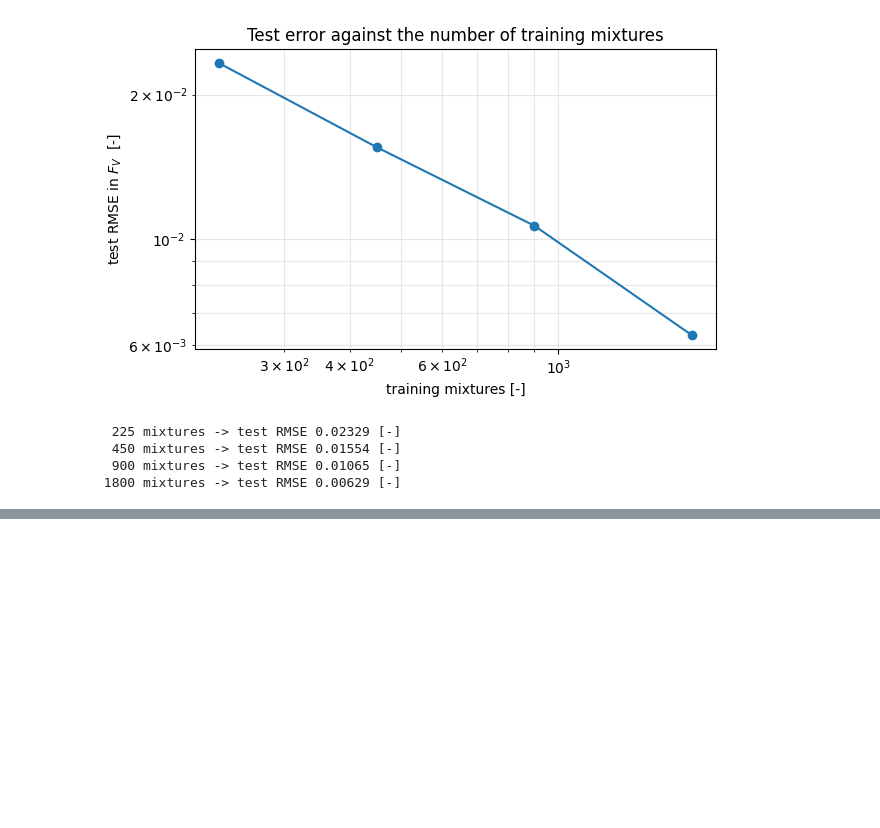
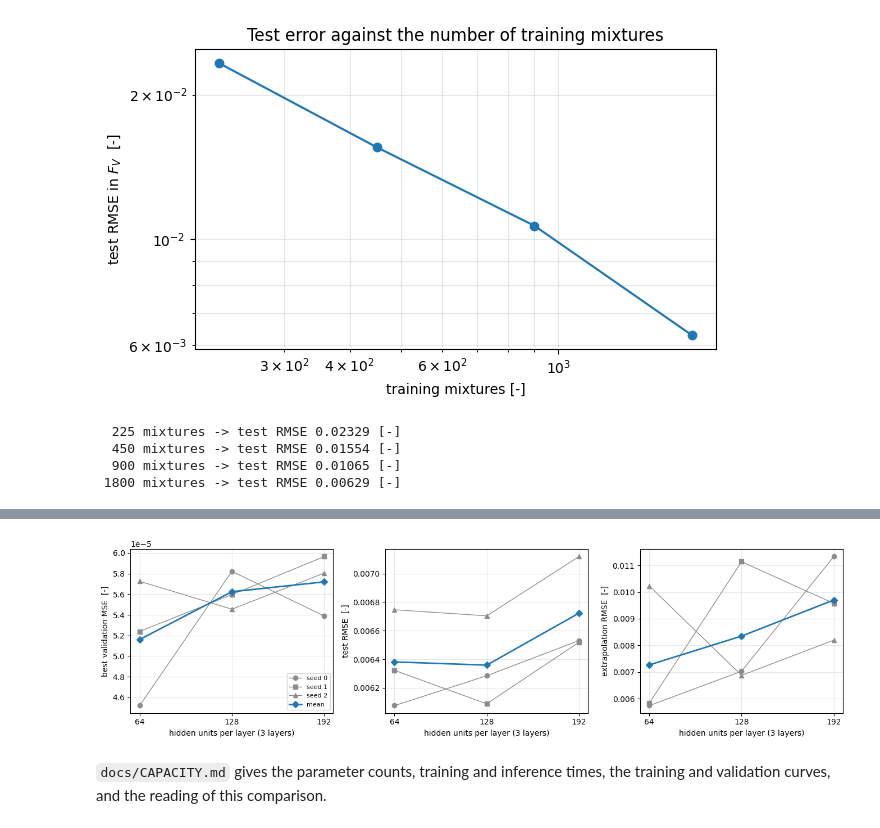
Before and after one commit to abdelghafarfouda/manchester-msc-projects, a Jupyter notebook: properties-of-subsurface-fluids/Subsurface_DL_Project/notebooks/flash_surrogate.ipynb, the cells around one changed output, grey strips where cells are left out. Saved outputs shown, nothing was run; the diff lists cells and outputs as text; code cells hidden in the pictures; blank space fills up the shorter version.

```diff
--- a/properties-of-subsurface-fluids/Subsurface_DL_Project/notebooks/flash_surrogate.ipynb
+++ b/properties-of-subsurface-fluids/Subsurface_DL_Project/notebooks/flash_surrogate.ipynb
@@ -640,0 +667,6 @@ speed is not the reason to build this surrogate.
+# %%
+XI = {}
+for name, s_ in sets.items():
+    pb_, pd_ = flash.wilson_saturation_pressures(s_[2], s_[0][:, 8], C.TC_RANKINE, C.PC_PSIA, C.OMEGA)
+    XI[name] = flash.window_position(s_[0][:, 7], pb_, pd_)
+    assert ((XI[name] > 0) & (XI[name] < 1)).all()          # every row is two-phase
@@ -668,0 +788,25 @@ sweep over network size, which is outside the scope kept here.
+# %%
+cap = json.load(open(os.path.join(ROOT, "results", "capacity", "capacity_results.json")))   # loaded
+sel = cap["selection"]
+print("selection (training records, validation data only):")
+for w in (64, 128, 192):
+    s_ = cap["summary_by_width"][str(w)]
+    print(f"  3 x {w:3d}: {s_['n_parameters']:6d} parameters   mean best validation MSE "
+          f"{s_['mean_best_val_mse']:.3e} +/- {s_['std_best_val_mse']:.1e}")
+print(f"  threshold (lowest + 10 %): {sel['threshold']:.3e}  ->  selected 3 x {sel['selected_width']}"
+      f"   (original 3 x {sel['original_width']})")
+
+# test and extrapolation errors, recomputed now from the saved checkpoints
+print("\nrecomputed from the checkpoints:")
+cap_rmse = {}
+for key, r in sorted(cap["runs"].items(), key=lambda kv: (kv[1]["width"], kv[1]["seed"])):
+    ck = torch.load(os.path.join(ROOT, r["checkpoint"]), map_location="cpu", weights_only=False)
+    m = snn.simpleFFN(ck["n_inputs"], num_hidden=tuple(ck["hidden"])); m.load_state_dict(ck["model_state_dict"]); m.eval()
+    sc = sdata.Standardiser().load_state_dict(ck["scaler"])
+    cap_rmse[key] = {n: float(np.sqrt(((snn.predict(m, sc.transform(sets[n][0])) - sets[n][1])**2).mean()))
+                     for n in sets}
+for w in (64, 128, 192):
+    t_ = [cap_rmse[f"h{w}_s{s}"]["test"] for s in (0, 1, 2)]
+    e_ = [cap_rmse[f"h{w}_s{s}"]["extrapolation"] for s in (0, 1, 2)]
+    print(f"  3 x {w:3d}: test RMSE {np.mean(t_):.5f} +/- {np.std(t_):.5f}   "
+          f"extrapolation RMSE {np.mean(e_):.5f} +/- {np.std(e_):.5f}  [-]")
@@ -668,0 +824,18 @@ sweep over network size, which is outside the scope kept here.
+# %%
+fig, axes = plt.subplots(1, 3, figsize=(13.5, 3.8))
+for ax, (lab, get) in zip(axes, (("best validation MSE  [-]", lambda k: cap["runs"][k]["best_val_mse"]),
+                                 ("test RMSE  [-]", lambda k: cap_rmse[k]["test"]),
+                                 ("extrapolation RMSE  [-]", lambda k: cap_rmse[k]["extrapolation"]))):
+    for seed, mk in zip((0, 1, 2), ("o", "s", "^")):
+        ax.plot((64, 128, 192), [get(f"h{w}_s{seed}") for w in (64, 128, 192)], mk + "-", color="0.55", lw=1,
+                label=f"seed {seed}")
+    ax.plot((64, 128, 192), [np.mean([get(f"h{w}_s{s}") for s in (0, 1, 2)]) for w in (64, 128, 192)],
+            "D-", color="C0", lw=2, label="mean")
+    ax.set_xticks((64, 128, 192)); ax.set_xlabel("hidden units per layer (3 layers)"); ax.set_ylabel(lab)
+    ax.grid(alpha=0.3)
+axes[0].legend(fontsize=8); fig.tight_layout(); plt.show()
+# %% [output]
+[figure, added]
+# %% [markdown]
+`docs/CAPACITY.md` gives the parameter counts, training and inference times, the
+training and validation curves, and the reading of this comparison.
```
Also changed, not shown: parts of 15 cells of this notebook, 10 other files.
